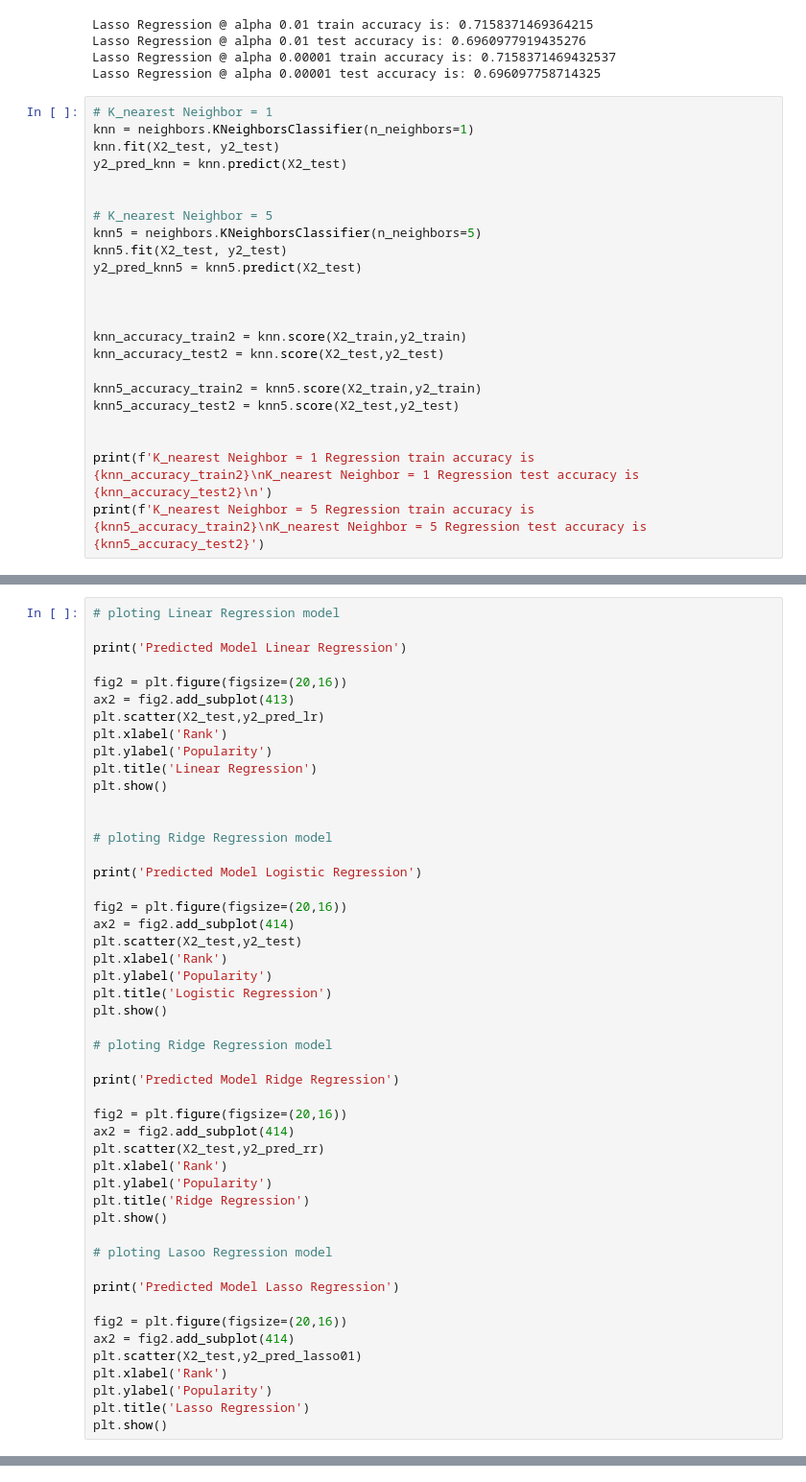
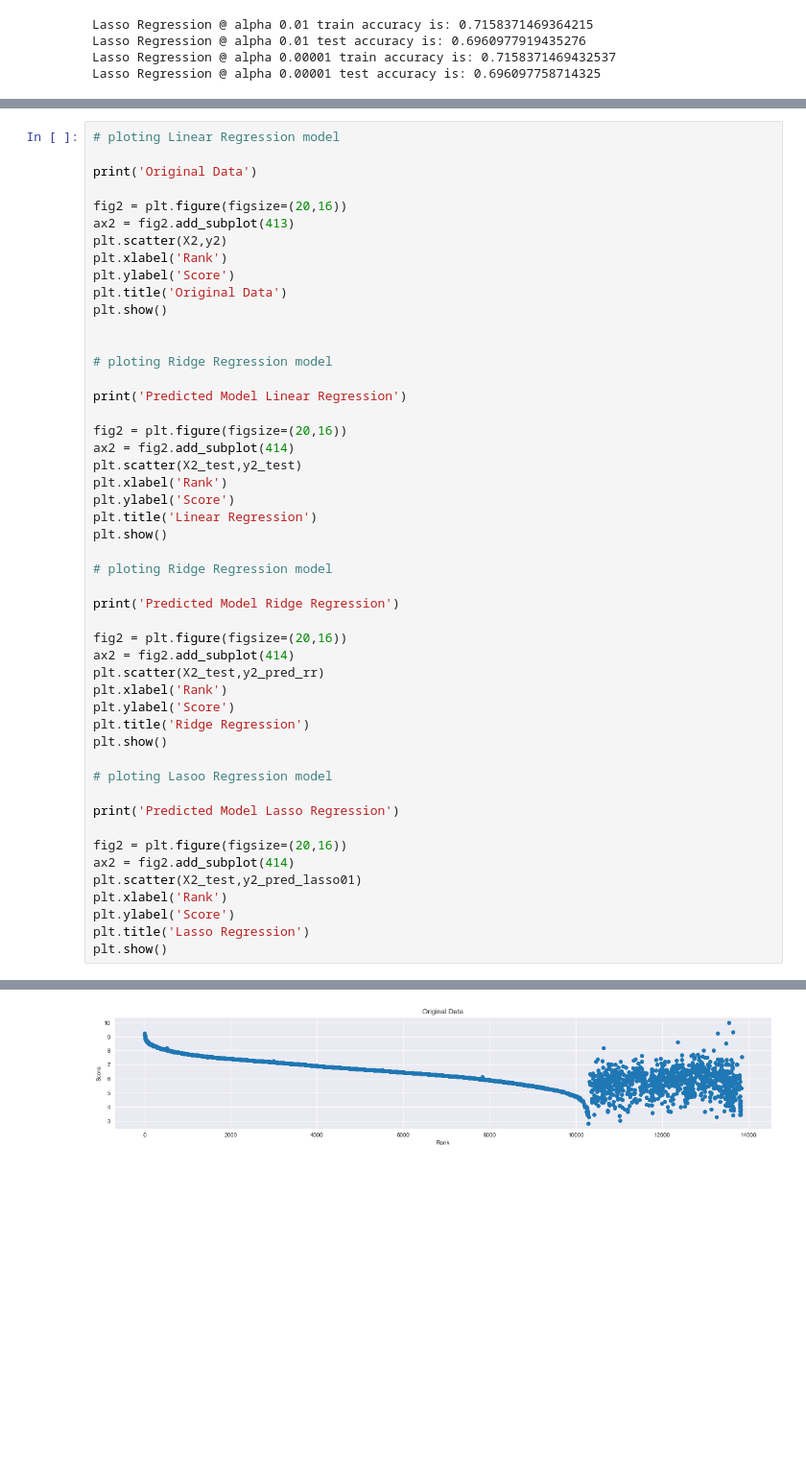
Before and after one commit to sdman135/Anime_Score_Predictor---Project-3, a Jupyter notebook: Sam's Project 3.ipynb, the cells around one changed output, grey strips where cells are left out. Shown: that part at 96% size. Saved outputs shown, nothing was run; the diff lists cells and outputs as text; blank space fills up the shorter version.

```diff
--- a/Sam's Project 3.ipynb
+++ b/Sam's Project 3.ipynb
@@ -637,26 +637,3 @@ Lasso Regression @ alpha 0.01 train accuracy is: 0.7158371469364215
 Lasso Regression @ alpha 0.01 test accuracy is: 0.6960977919435276
 Lasso Regression @ alpha 0.00001 train accuracy is: 0.7158371469432537
 Lasso Regression @ alpha 0.00001 test accuracy is: 0.696097758714325
-# %%
-# K_nearest Neighbor = 1
-knn = neighbors.KNeighborsClassifier(n_neighbors=1)
-knn.fit(X2_test, y2_test)
-y2_pred_knn = knn.predict(X2_test)
-
-
-# K_nearest Neighbor = 5
-knn5 = neighbors.KNeighborsClassifier(n_neighbors=5)
-knn5.fit(X2_test, y2_test)
-y2_pred_knn5 = knn5.predict(X2_test)
-
-
-
-knn_accuracy_train2 = knn.score(X2_train,y2_train)
-knn_accuracy_test2 = knn.score(X2_test,y2_test)
-
-knn5_accuracy_train2 = knn5.score(X2_train,y2_train)
-knn5_accuracy_test2 = knn5.score(X2_test,y2_test)
-
-
-print(f'K_nearest Neighbor = 1 Regression train accuracy is {knn_accuracy_train2}\nK_nearest Neighbor = 1 Regression test accuracy is {knn_accuracy_test2}\n')
-print(f'K_nearest Neighbor = 5 Regression train accuracy is {knn5_accuracy_train2}\nK_nearest Neighbor = 5 Regression test accuracy is {knn5_accuracy_test2}')
@@ -665,27 +640,27 @@ ValueError: Unknown label type: 'continuous'
 # %%
 # ploting Linear Regression model
 
-print('Predicted Model Linear Regression')
+print('Original Data')
 
 fig2 = plt.figure(figsize=(20,16))
 ax2 = fig2.add_subplot(413)
-plt.scatter(X2_test,y2_pred_lr)
+plt.scatter(X2,y2)
 plt.xlabel('Rank')
-plt.ylabel('Popularity')
-plt.title('Linear Regression')
+plt.ylabel('Score')
+plt.title('Original Data')
 plt.show()
 
 
 # ploting Ridge Regression model
 
-print('Predicted Model Logistic Regression')
+print('Predicted Model Linear Regression')
 
 fig2 = plt.figure(figsize=(20,16))
 ax2 = fig2.add_subplot(414)
 plt.scatter(X2_test,y2_test)
 plt.xlabel('Rank')
-plt.ylabel('Popularity')
-plt.title('Logistic Regression')
+plt.ylabel('Score')
+plt.title('Linear Regression')
 plt.show()
 
 # ploting Ridge Regression model
@@ -696,7 +671,7 @@ fig2 = plt.figure(figsize=(20,16))
 ax2 = fig2.add_subplot(414)
 plt.scatter(X2_test,y2_pred_rr)
 plt.xlabel('Rank')
-plt.ylabel('Popularity')
+plt.ylabel('Score')
 plt.title('Ridge Regression')
 plt.show()
 
@@ -708,6 +683,7 @@ fig2 = plt.figure(figsize=(20,16))
 ax2 = fig2.add_subplot(414)
 plt.scatter(X2_test,y2_pred_lasso01)
 plt.xlabel('Rank')
-plt.ylabel('Popularity')
+plt.ylabel('Score')
 plt.title('Lasso Regression')
 plt.show()
+# %% [output]
@@ -713,0 +691 @@ plt.show()
+[figure, added]
```
Also changed, not shown: parts of 3 cells of this notebook, 3 other files.
